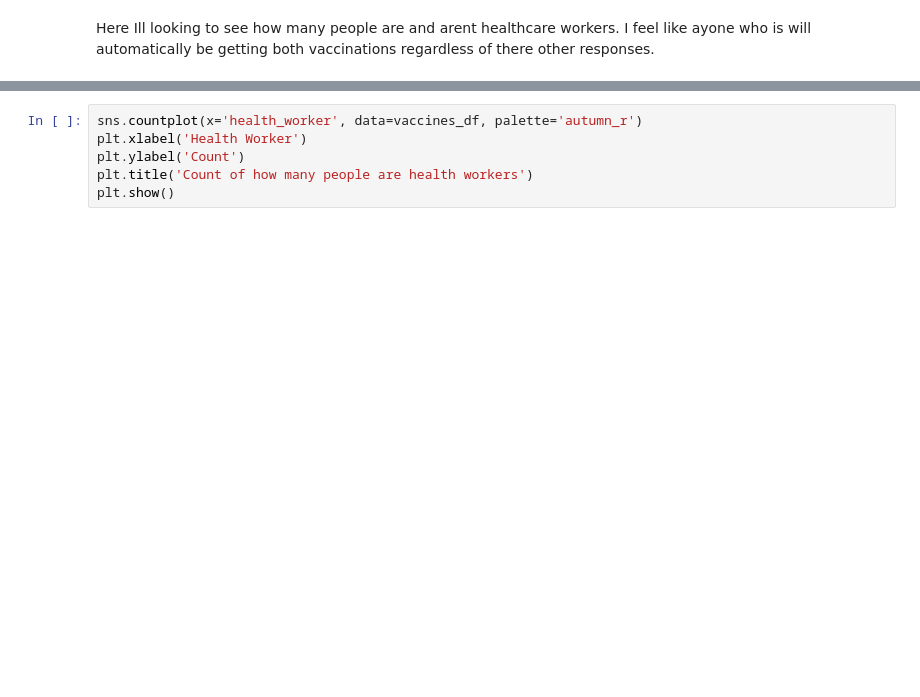
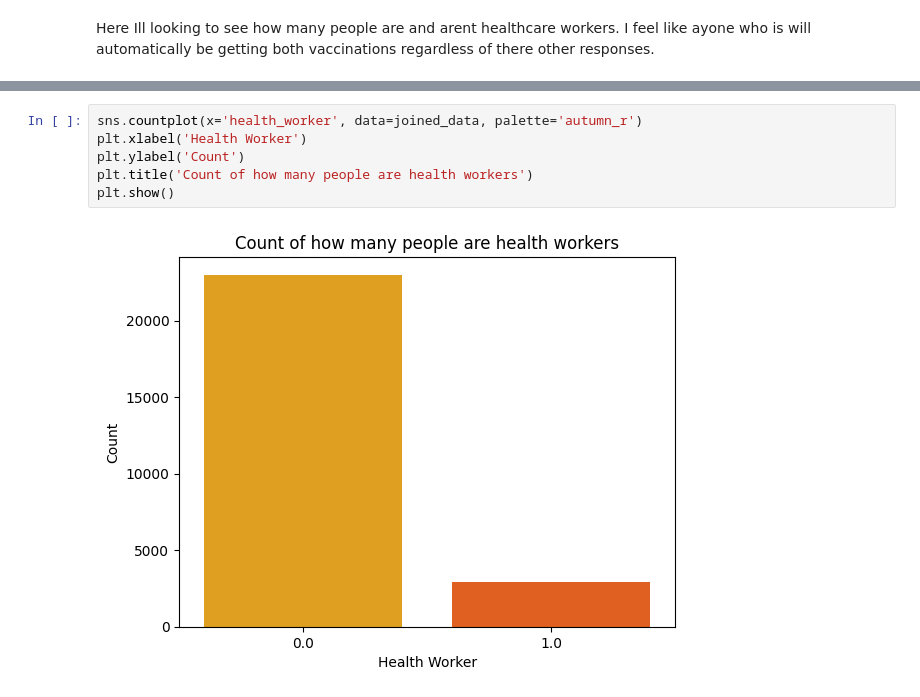
Before and after one commit to nudaee/DataScienceGuidedCapstone, a Jupyter notebook: Notebooks/Eda Cap2_01.ipynb, the cells around one changed output, grey strips where cells are left out. Cells and saved outputs as stored; diff of their text form; blank space fills up the shorter version.

```diff
--- a/Notebooks/Eda Cap2_01.ipynb
+++ b/Notebooks/Eda Cap2_01.ipynb
@@ -57,6 +100,8 @@ plt.show()
 # %%
-sns.countplot(x='health_worker', data=vaccines_df, palette='autumn_r')
+sns.countplot(x='health_worker', data=joined_data, palette='autumn_r')
 plt.xlabel('Health Worker')
 plt.ylabel('Count')
 plt.title('Count of how many people are health workers')
 plt.show()
+# %% [output]
+[figure, added]
```
Also changed, not shown: parts of 28 cells of this notebook.
